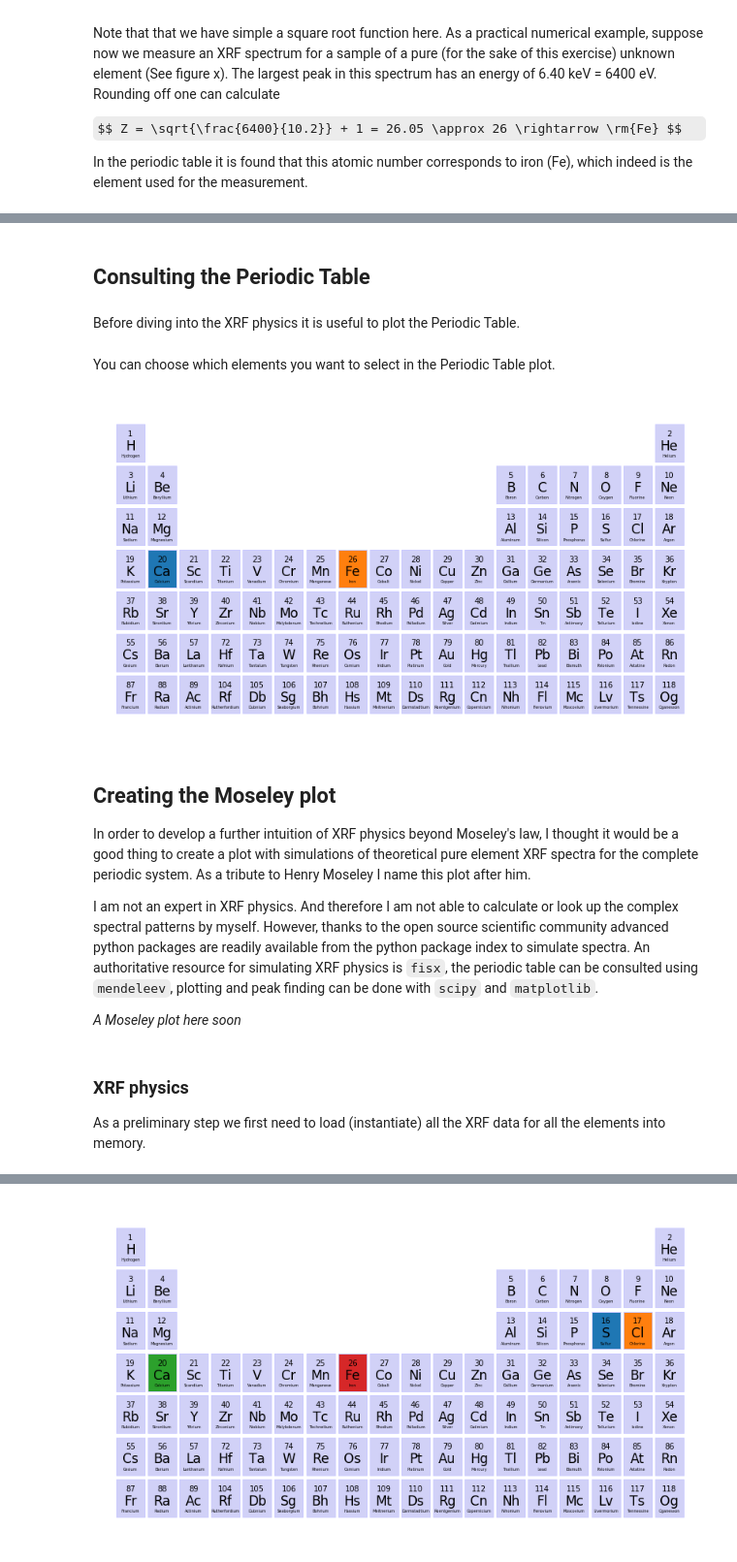
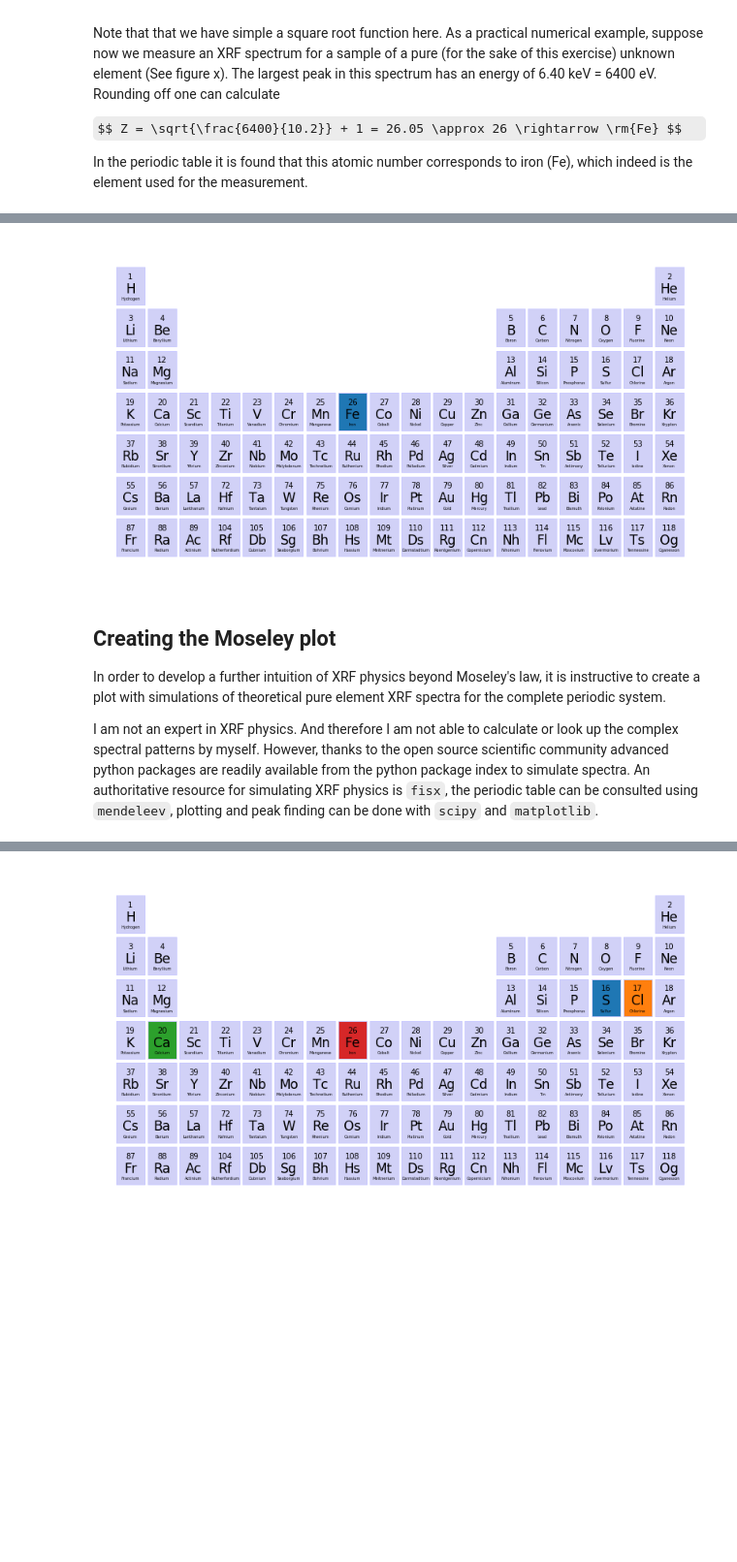
Before and after one commit to fligt/moseley, a Jupyter notebook: notebooks/00_mplot.ipynb, the cells around one changed output, grey strips where cells are left out. Shown at 97% size. Drawn from its saved outputs; the diff is of its cells as text; code cells hidden in the pictures; some formulas as TeX source; blank space fills up the shorter version.

Commit message:
better ordering docs

```diff
--- a/notebooks/00_mplot.ipynb
+++ b/notebooks/00_mplot.ipynb
@@ -51,4 +399,0 @@ import matplotlib.cm as cm
-# %% [markdown]
-## Consulting the Periodic Table
-# %% [markdown]
-Before diving into the XRF physics it is useful to plot the Periodic Table.
@@ -169,19 +400,11 @@ def ptable_plot(elem_select=None, figname=None):
-# %% [markdown]
-You can choose which elements you want to select in the Periodic Table plot.
 # %%
-ptable_plot(['Ca', 'Fe'])
+ptable_plot(['Fe'])
 # %% [output]
-[figure, old version]
+[figure, new version]
 # %% [markdown]
 ## Creating the Moseley plot
 
-In order to develop a further intuition of XRF physics beyond Moseley's law, I thought it would be a good thing to create a plot with simulations of theoretical pure element XRF spectra for the complete periodic system. As a tribute to Henry Moseley I name this plot after him.
+In order to develop a further intuition of XRF physics beyond Moseley's law, it is instructive to create a plot with simulations of theoretical pure element XRF spectra for the complete periodic system.
 
 
 I am not an expert in XRF physics. And therefore I am not able to calculate or look up the complex spectral patterns by myself. However, thanks to the open source scientific community advanced python packages are readily available from the python package index to simulate spectra. An authoritative resource for simulating XRF physics is `fisx`, the periodic table can be consulted using `mendeleev`, plotting and peak finding can be done with `scipy` and `matplotlib`.
-
-*A Moseley plot here soon*
-# %% [markdown]
-### XRF physics
-
-As a preliminary step we first need to load (instantiate) all the XRF data for all the elements into memory.
```
Also changed, not shown: parts of 10 cells of this notebook, 2 other files.
